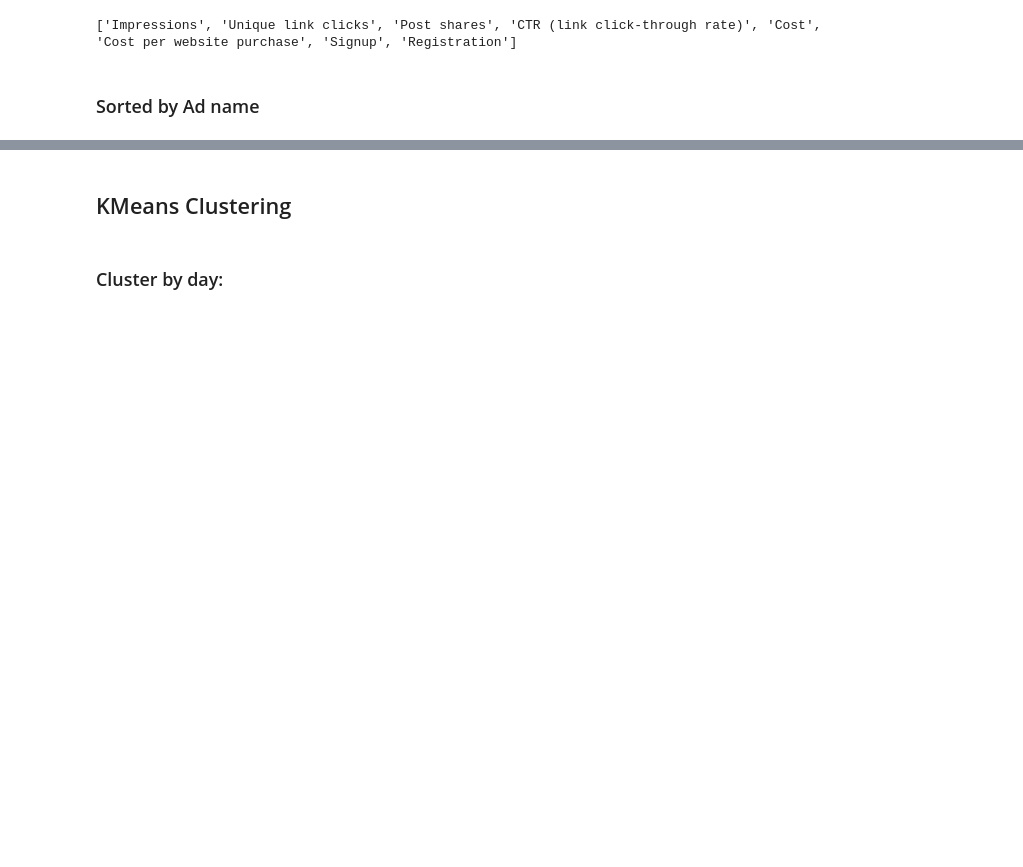
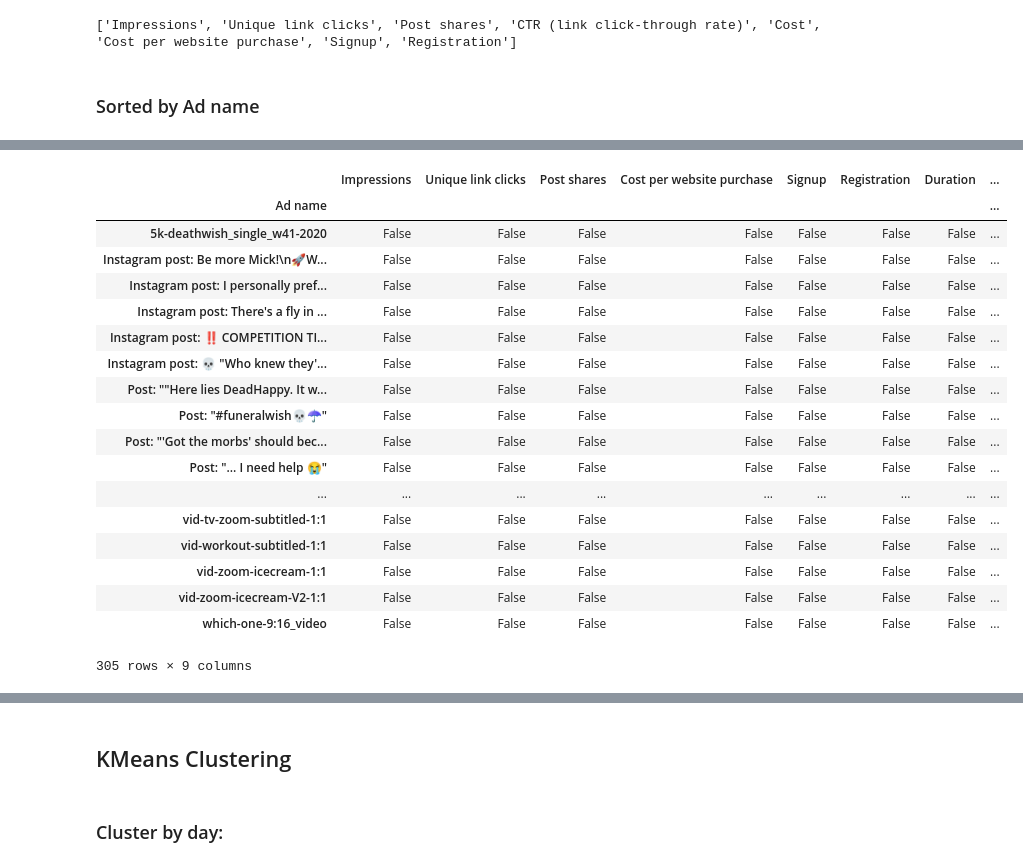
Before and after one commit to Lucas-LDN/Data_Curious_, a Jupyter notebook: First Project/First analysis.ipynb, the cells around one changed output, grey strips where cells are left out. Cells and saved outputs as stored; diff of their text form; code cells hidden in the pictures; blank space fills up the shorter version.

```diff
--- a/First Project/First analysis.ipynb
+++ b/First Project/First analysis.ipynb
@@ -720,3 +736,25 @@ Index(['Impressions', 'Unique link clicks', 'Post shares',
+# %%
+np.isnan(data_ad)
+# %% [output]
+|  | Impressions | Unique link clicks | Post shares | Cost per website purchase | Signup | Registration | Duration | ... |
+| Ad name |  |  |  |  |  |  |  | ... |
+| 5k-deathwish_single_w41-2020 | False | False | False | False | False | False | False | ... |
+| Instagram post: Be more Mick!\n🚀W... | False | False | False | False | False | False | False | ... |
+| Instagram post: I personally pref... | False | False | False | False | False | False | False | ... |
+| Instagram post: There's a fly in ... | False | False | False | False | False | False | False | ... |
+| Instagram post: ‼️ COMPETITION TI... | False | False | False | False | False | False | False | ... |
+| Instagram post: 💀 "Who knew they'... | False | False | False | False | False | False | False | ... |
+| Post: ""Here lies DeadHappy. It w... | False | False | False | False | False | False | False | ... |
+| Post: "#funeralwish💀☂️" | False | False | False | False | False | False | False | ... |
+| Post: "'Got the morbs' should bec... | False | False | False | False | False | False | False | ... |
+| Post: "... I need help 😭" | False | False | False | False | False | False | False | ... |
+| ... | ... | ... | ... | ... | ... | ... | ... | ... |
+| vid-tv-zoom-subtitled-1:1 | False | False | False | False | False | False | False | ... |
+| vid-workout-subtitled-1:1 | False | False | False | False | False | False | False | ... |
+| vid-zoom-icecream-1:1 | False | False | False | False | False | False | False | ... |
+| vid-zoom-icecream-V2-1:1 | False | False | False | False | False | False | False | ... |
+| which-one-9:16_video | False | False | False | False | False | False | False | ... |
+305 rows × 9 columns
 # %%
 sns.pairplot(data_ad, vars = data_ad.columns)
 plt.show()
```
Also changed, not shown: parts of 13 cells of this notebook, 1 other file.
